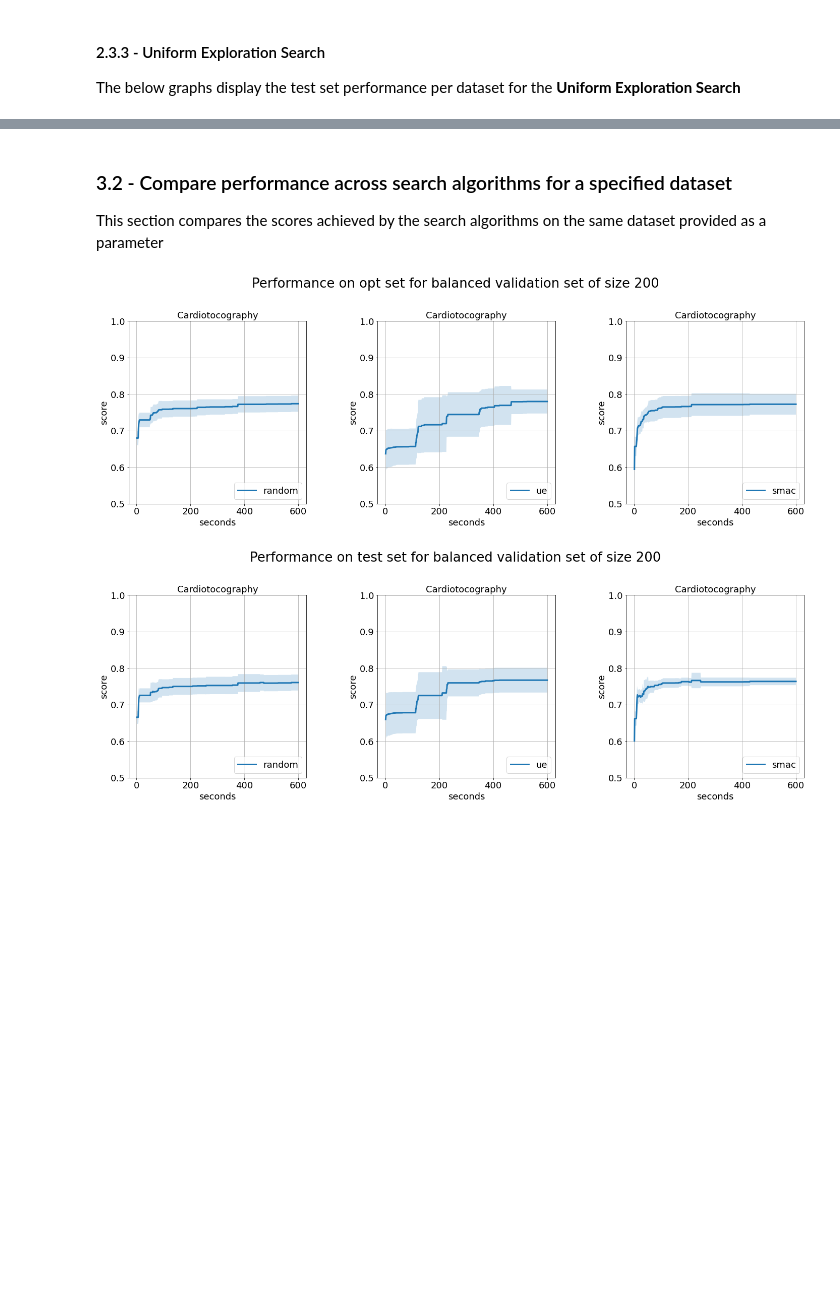
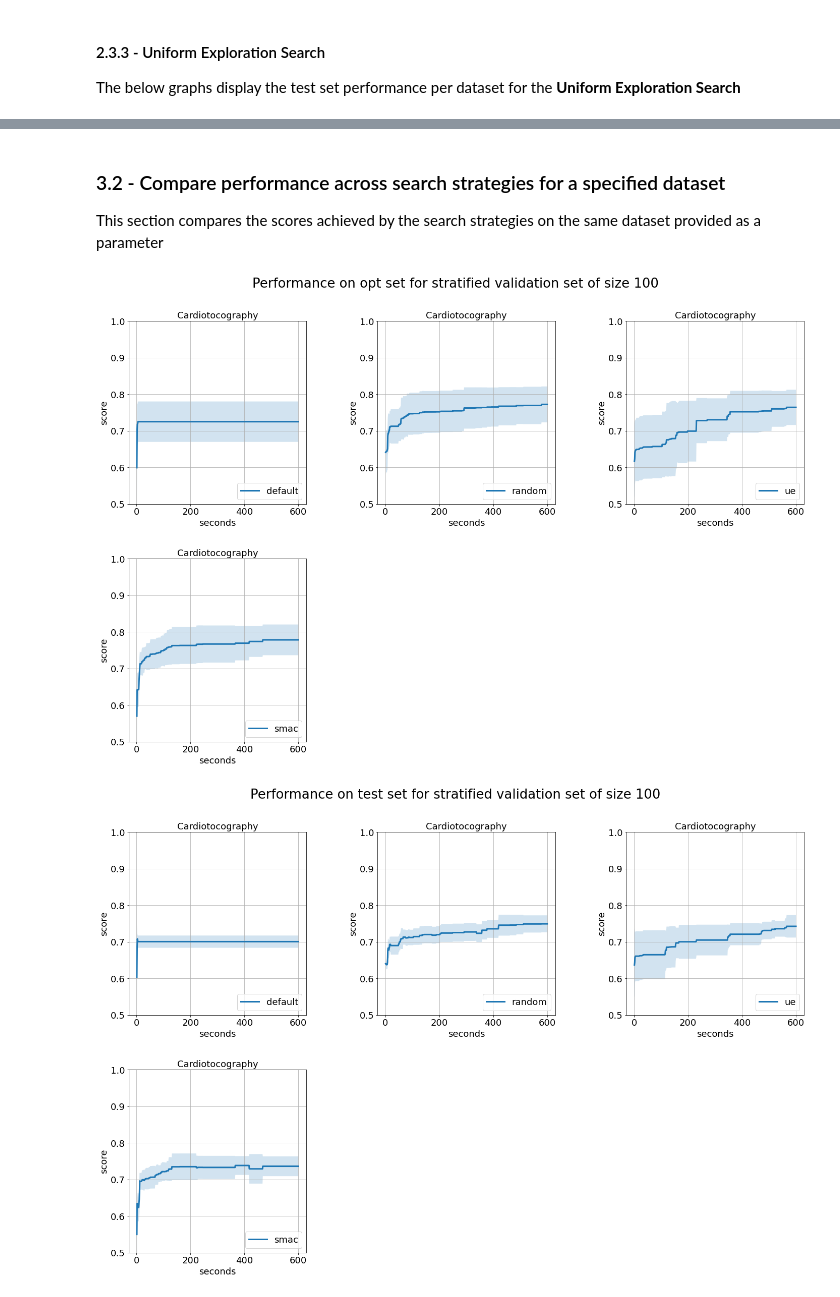
Before and after one commit to johnantonn/cash-for-unsupervised-ad, a Jupyter notebook: src/notebooks/results_visualizer.ipynb, the cells around one changed output, grey strips where cells are left out. Saved outputs shown, nothing was run; the diff lists cells and outputs as text; code cells hidden in the pictures; blank space fills up the shorter version.

Commit message:
Changes to include default search

```diff
--- a/src/notebooks/results_visualizer.ipynb
+++ b/src/notebooks/results_visualizer.ipynb
@@ -90,7 +93,8 @@ for dataset in dataset_list:
                 best_opt_score = df['single_best_optimization_score'].iloc[-1]
                 best_opt_params = filename.split('.')[0].split('_')[1:]
             # test score
-            if df['single_best_test_score'].iloc[-1] > best_test_score:
+            # Comment in/out according to the desired results
+            #if df['single_best_test_score'].iloc[-1] > best_test_score:
                 best_test_score = df['single_best_test_score'].iloc[-1]
                 best_test_params = filename.split('.')[0].split('_')[1:]
     print(dataset)
@@ -817,13 +871,13 @@ plot_results_with_std_1(
 # %% [markdown]
-### 3.2 - Compare performance across search algorithms for a specified dataset
-This section compares the scores achieved by the search algorithms on the same dataset provided as a parameter
+### 3.2 - Compare performance across search strategies for a specified dataset
+This section compares the scores achieved by the search strategies on the same dataset provided as a parameter
 # %%
 # Plotting function with std
 def plot_results_with_std_2(
     results_processed_path, # str
     dataset, # list(str)
     total_budget, # int
-    search_algorithm_list, # str
+    search_strategy_list, # str
     validation_strategy, # int
     validation_size, # int
     eval_type # str
@@ -844,9 +898,9 @@ def plot_results_with_std_2(
         y=0.93
     )
     # Plots
-    for i, search_algorithm in enumerate(search_algorithm_list):
+    for i, search_strategy in enumerate(search_strategy_list):
         for filename in os.listdir(results_processed_path):
-            if search_algorithm in filename \
+            if search_strategy in filename \
             and dataset in filename \
             and validation_strategy in filename \
             and str(validation_size)+'.' in filename:
@@ -878,7 +932,7 @@ def plot_results_with_std_2(
                     *sorted(zip(labels, handles), key=lambda t: t[0]))
                 ax.legend(handles, labels, loc='lower right')
                 plt.title(dataset)
-                if True:
+                if save_figs:
                     plt.savefig('{}_{}_{}_{}_std.png'.format(
                         dataset,
                         eval_type,
@@ -889,29 +943,29 @@ def plot_results_with_std_2(
 # %%
 # Parameters for 3.2
 dataset_32 = 'Cardiotocography'
-validation_strategy_32 = 'balanced'
-validation_size_32 = 200
+validation_strategy_32 = 'stratified'
+validation_size_32 = 100
 # %%
 # Plot validation set performance
 plot_results_with_std_2(
     results_processed_path,
     dataset_32,
     total_budget,
-    search_algorithm_list,
+    search_strategy_list,
     validation_strategy_32,
     validation_size_32,
     'opt'
 )
 # Plot test set performance
 plot_results_with_std_2(
     results_processed_path,
     dataset_32,
     total_budget,
-    search_algorithm_list,
+    search_strategy_list,
     validation_strategy_32,
     validation_size_32,
     'test'
 )
 # %% [output]
-[figure, old version]
+[figure, new version]
-[figure, old version]
+[figure, new version]
```
Also changed, not shown: parts of 30 cells of this notebook, 1 other file.
